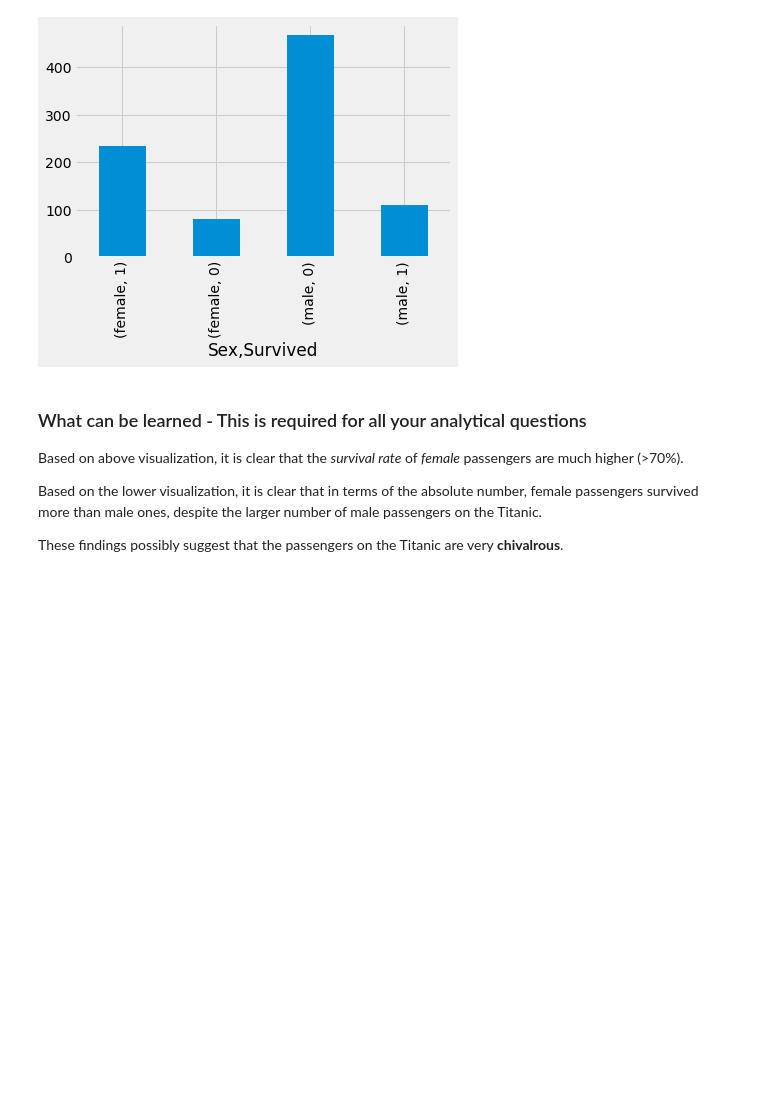
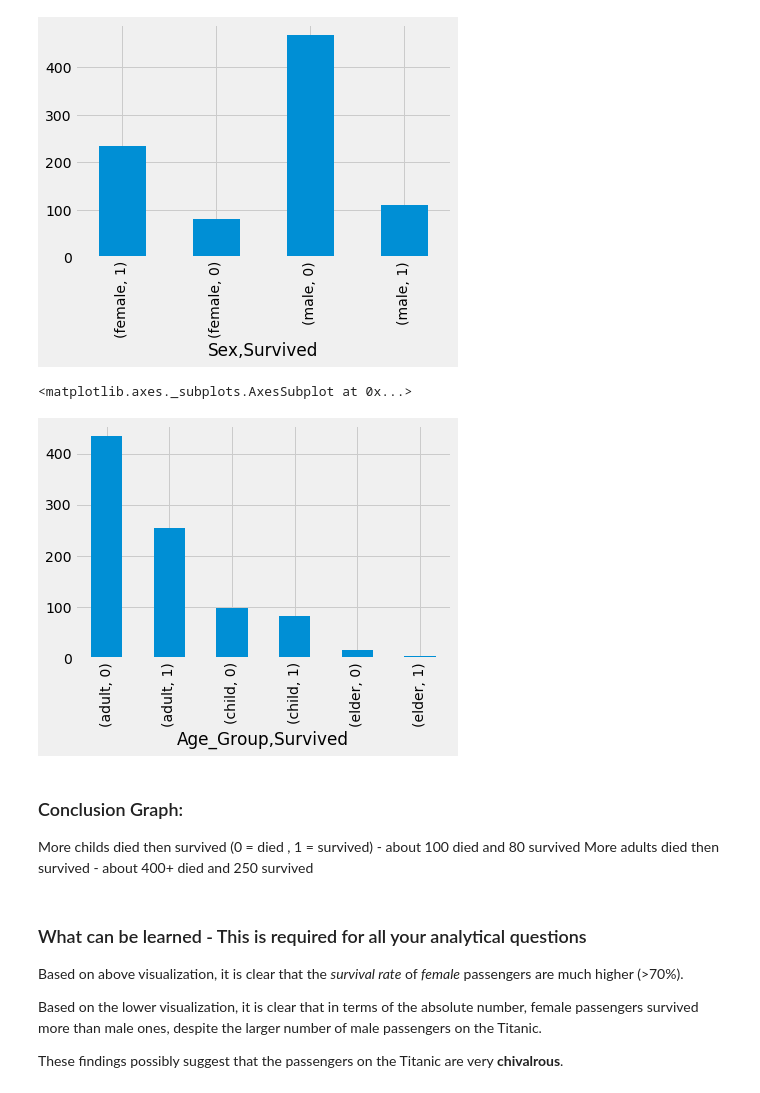
Before and after one commit to Fairfield-University-BA505/coding-assignment-part5-international-dt, a Jupyter notebook: Coding-Assignment-Part5.ipynb, the cells around one changed output. Drawn from its saved outputs; the diff is of its cells as text; code cells hidden in the pictures; blank space fills up the shorter version.

```diff
--- a/Coding-Assignment-Part5.ipynb
+++ b/Coding-Assignment-Part5.ipynb
@@ -653,6 +653,16 @@ source_data.groupby('Sex')['Survived'].value_counts().plot(kind='bar')
 # %% [output]
 <matplotlib.axes._subplots.AxesSubplot at 0x...>
 [figure]
+# %%
+# age_group vs. survived
+source_data.groupby('Age_Group')['Survived'].value_counts().plot(kind='bar')
+# %% [output]
+<matplotlib.axes._subplots.AxesSubplot at 0x...>
+[figure, added]
+# %% [markdown]
+### Conclusion Graph:
+More childs died then survived (0 = died , 1 = survived) - about 100 died and 80 survived
+More adults died then survived - about 400+ died and 250 survived
 # %% [markdown]
 ### What can be learned - This is required for all your analytical questions
 
```
Also changed, not shown: parts of 2 cells of this notebook.
